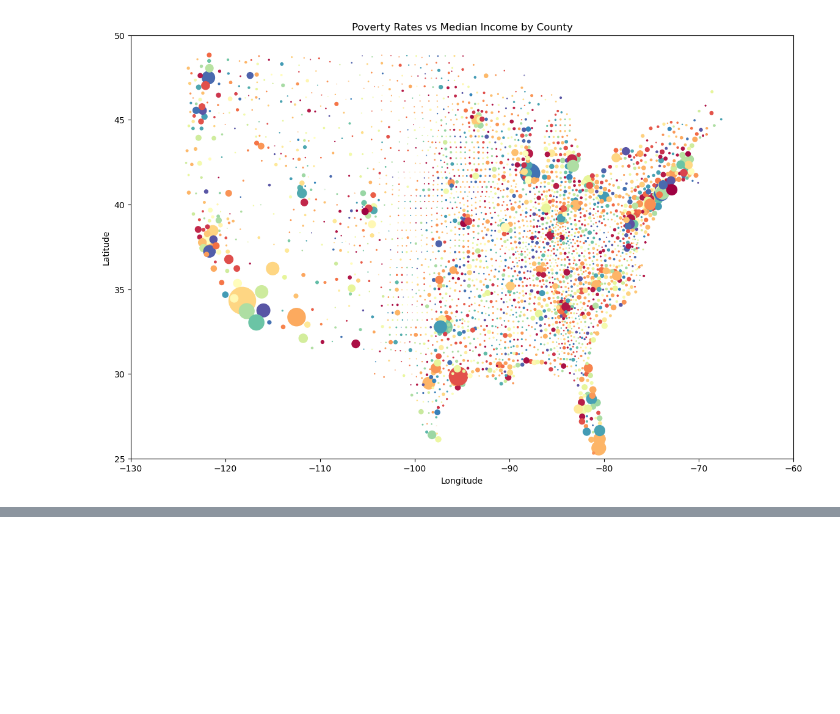
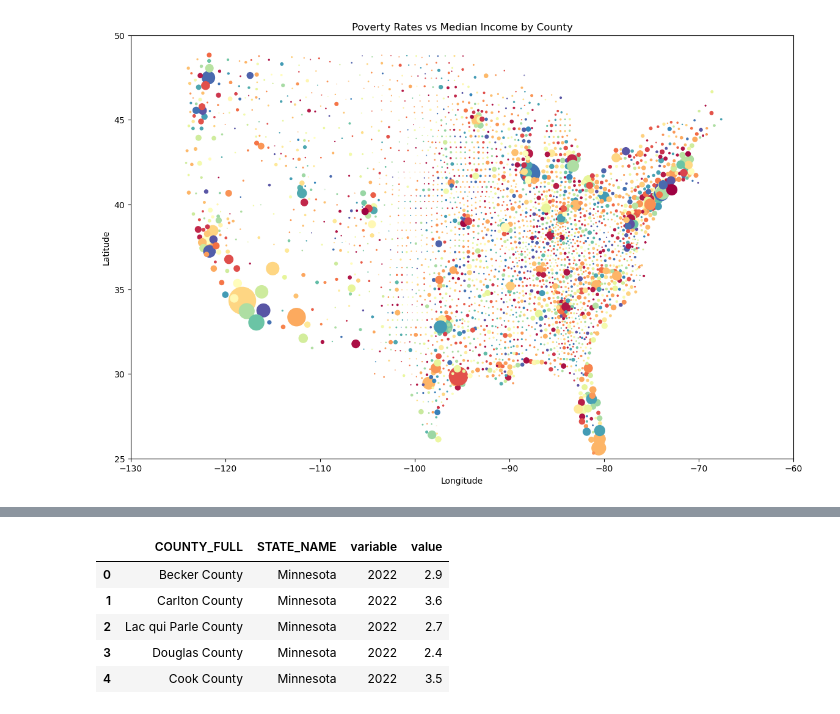
Before and after one commit to sammoe60/data-vikings, a Jupyter notebook: kendra/kendra.ipynb, the cells around one changed output, grey strips where cells are left out. Cells and saved outputs as stored; diff of their text form; code cells hidden in the pictures; blank space fills up the shorter version.

```diff
--- a/kendra/kendra.ipynb
+++ b/kendra/kendra.ipynb
@@ -305,0 +363,13 @@ county_final.plot.scatter(x='LNG', y='LAT', ylim=(25,50), xlim=(-130,-60),s=(cou
+# %%
+ue_df_unpivot = pd.melt(ue_df, id_vars=['COUNTY_FULL', 'STATE_NAME'], value_vars = ['2022', '2021', '2020', '2019', '2018', '2017', '2016', '2015', '2014',
+       '2013', '2012', '2011', '2010', '2009', '2008', '2007', '2006', '2005',
+       '2004', '2003', '2002', '2001'])
+# %%
+ue_df_unpivot.head(5)
+# %% [output]
+|  | COUNTY_FULL | STATE_NAME | variable | value |
+| 0 | Becker County | Minnesota | 2022 | 2.9 |
+| 1 | Carlton County | Minnesota | 2022 | 3.6 |
+| 2 | Lac qui Parle County | Minnesota | 2022 | 2.7 |
+| 3 | Douglas County | Minnesota | 2022 | 2.4 |
+| 4 | Cook County | Minnesota | 2022 | 3.5 |
```
Also changed, not shown: parts of 17 cells of this notebook, 5 other files.
